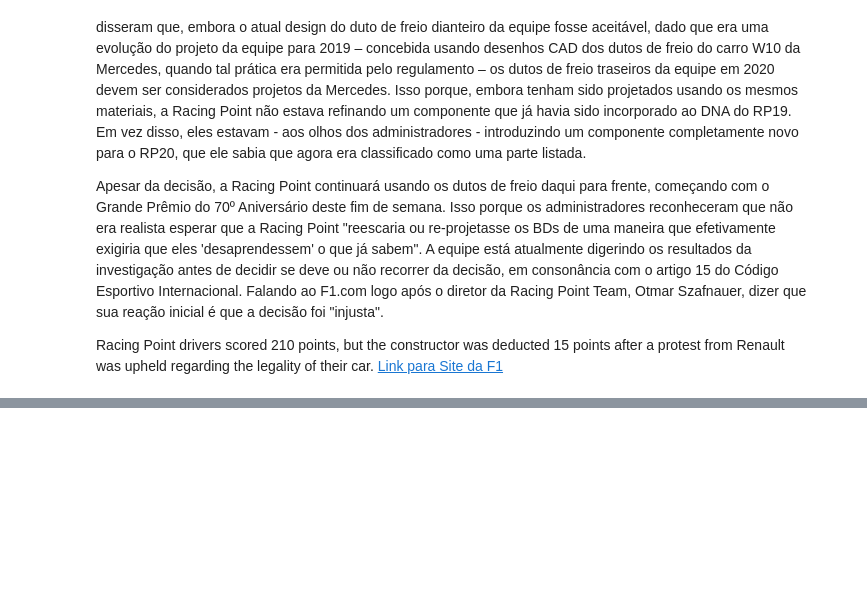
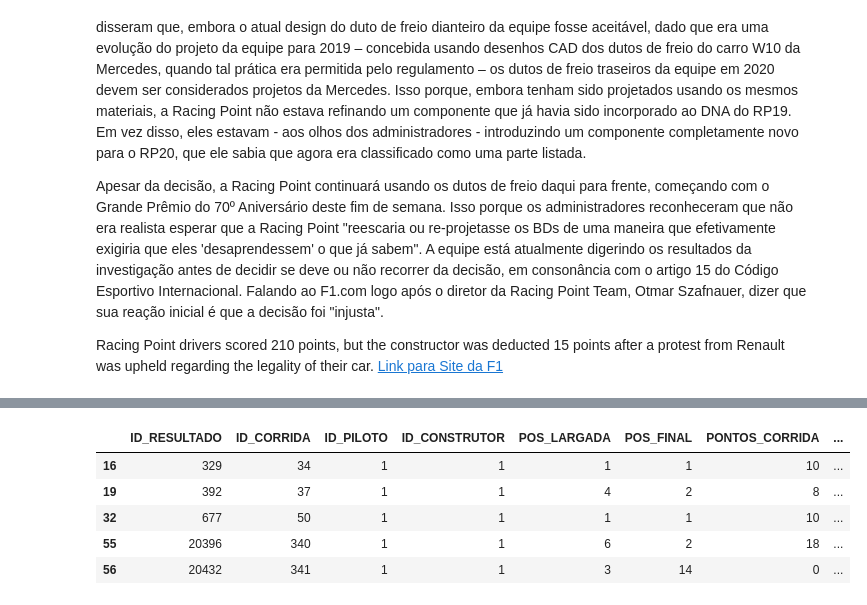
Before and after one commit to ebraimcarvalho/my-way, a Jupyter notebook: gama_accenture/DESAFIO/gama_mario_kart.ipynb, the cells around one changed output, grey strips where cells are left out. Saved outputs shown, nothing was run; the diff lists cells and outputs as text; code cells hidden in the pictures; blank space fills up the shorter version.

```diff
--- a/gama_accenture/DESAFIO/gama_mario_kart.ipynb
+++ b/gama_accenture/DESAFIO/gama_mario_kart.ipynb
@@ -520,0 +598,10 @@ Racing Point drivers scored 210 points, but the constructor was deducted 15 poin
+# %%
+resultado_piloto_volta_rapida = resultado_piloto[resultado_piloto['RANK_VOLTA_RAPIDA'] == 1]
+resultado_piloto_volta_rapida.head()
+# %% [output]
+|  | ID_RESULTADO | ID_CORRIDA | ID_PILOTO | ID_CONSTRUTOR | POS_LARGADA | POS_FINAL | PONTOS_CORRIDA | ... |
+| 16 | 329 | 34 | 1 | 1 | 1 | 1 | 10 | ... |
+| 19 | 392 | 37 | 1 | 1 | 4 | 2 | 8 | ... |
+| 32 | 677 | 50 | 1 | 1 | 1 | 1 | 10 | ... |
+| 55 | 20396 | 340 | 1 | 1 | 6 | 2 | 18 | ... |
+| 56 | 20432 | 341 | 1 | 1 | 3 | 14 | 0 | ... |
```
Also changed, not shown: parts of 27 cells of this notebook.
